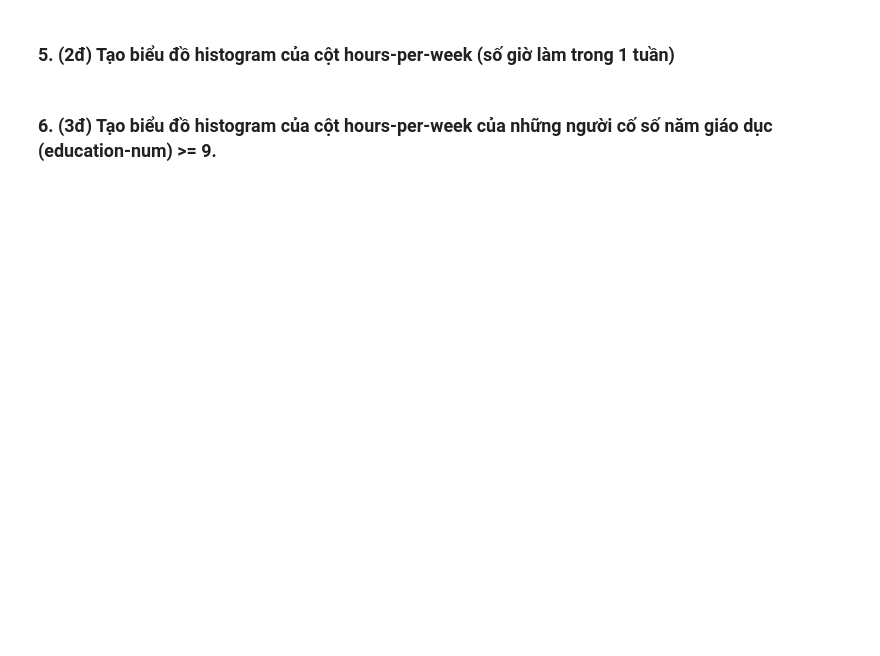
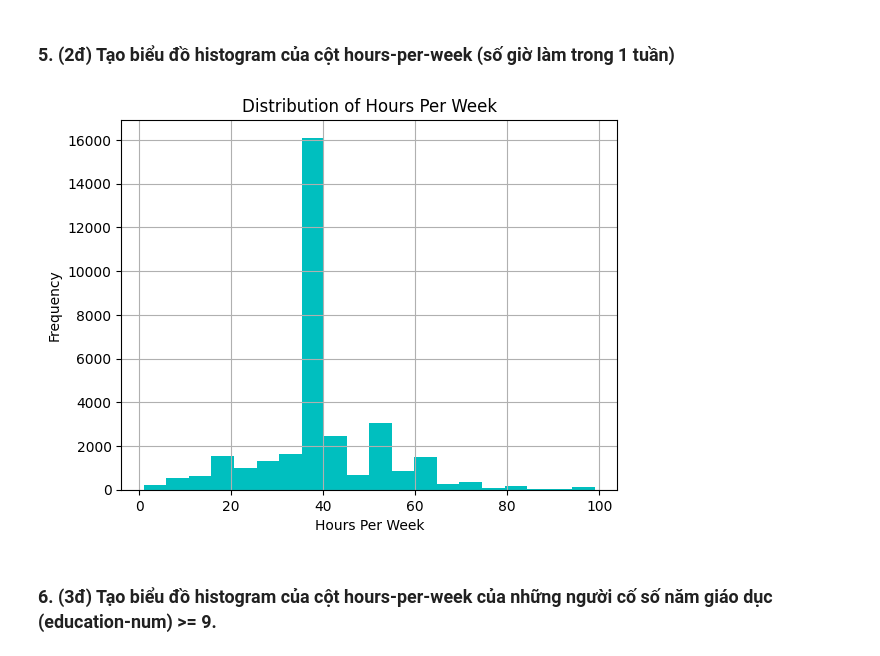
Before and after one commit to nguyenngochieu3127/git-practice, a Jupyter notebook: 12_online/adult.ipynb, the cells around one changed output. Saved outputs shown, nothing was run; the diff lists cells and outputs as text; code cells hidden in the pictures; blank space fills up the shorter version.

```diff
--- a/12_online/adult.ipynb
+++ b/12_online/adult.ipynb
@@ -33,7 +33,6 @@ import seaborn as sns
 your_name = ['age', 'workclass', 'fnlwgt', 'education', 'education-num', 'marital-status','occupation', 'relationship', 'race', 'sex', 'capital-gain', 'capital-loss','hours-per-week', 'native-country', 'salary']
 
 df = pd.read_csv('https://github.com/thieu1995/csv-files/raw/refs/heads/main/data/pandas/adult.data',
-                 names = your_name,
-                 skipinitialspace=True)
+                 names = your_name,skipinitialspace=True)
 display(df.head())
 # %% [output]
@@ -55,2 +93,11 @@ TypeError: read_csv() got an unexpected keyword argument 'name'
+# %%
+# Your code
+df['hours-per-week'].hist(bins=20, color = 'c')
+plt.title('Distribution of Hours Per Week')
+plt.xlabel('Hours Per Week')
+plt.ylabel('Frequency')
+plt.show()
+# %% [output]
+[figure, added]
 # %% [markdown]
 ### 6. (3đ) Tạo biểu đồ histogram của cột hours-per-week của những người cố số năm giáo dục (education-num) >= 9.
```
Also changed, not shown: parts of 15 cells of this notebook.
